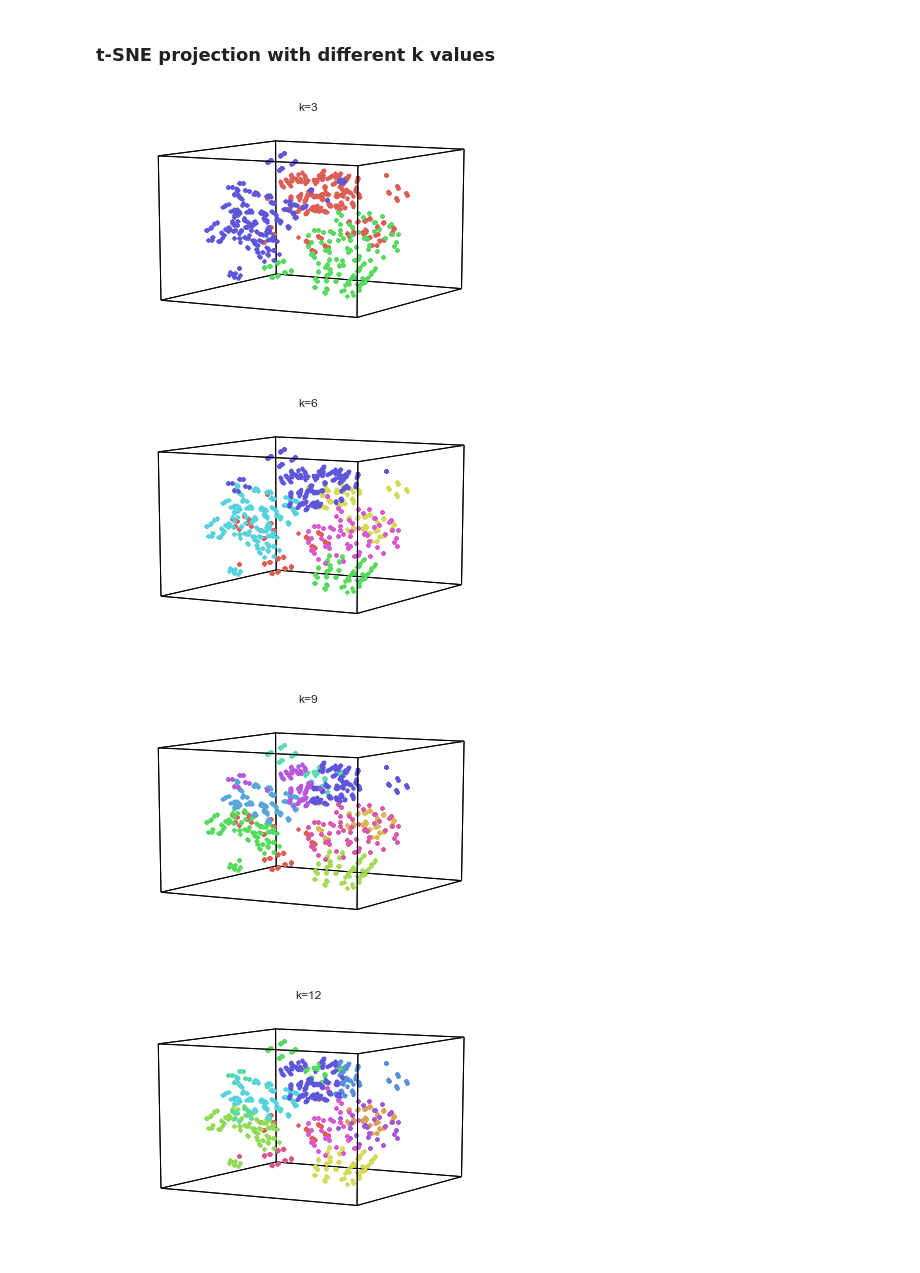
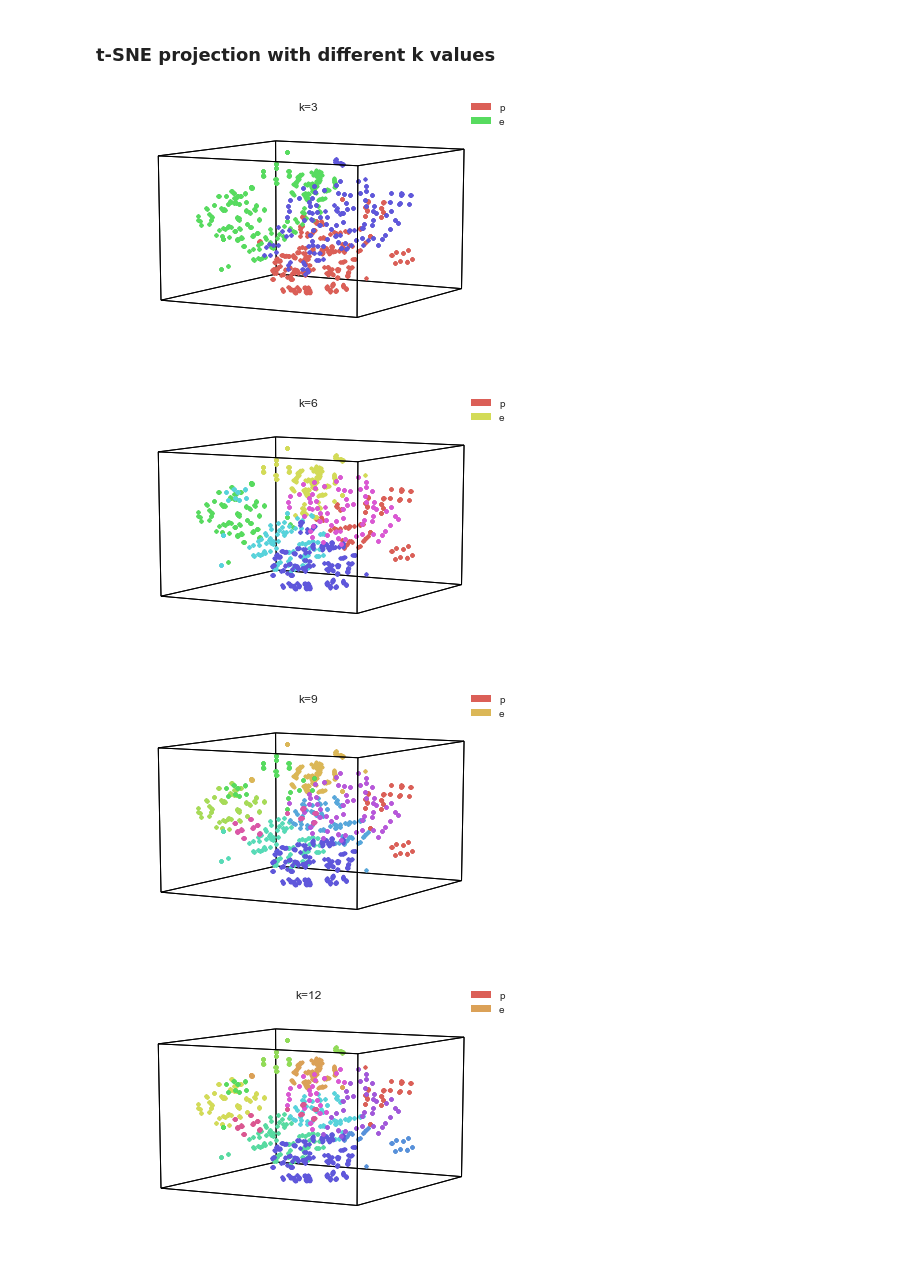
Before and after one commit to ContextLab/hypertools-paper-notebooks, a Jupyter notebook: mushrooms.ipynb, the cells around one changed output. Cells and saved outputs as stored; diff of their text form; code cells hidden in the pictures.

```diff
--- a/mushrooms.ipynb
+++ b/mushrooms.ipynb
@@ -61,5 +61,5 @@ _ = hyp.plot(data, '.', group=cluster_labels, palette="deep")
 # %% [markdown]
 ## ICA
 # %%
-_, _, reduced_data_ICA3, _ = hyp.plot(data, '.', group=class_labels, legend=list(set(class_labels)), model='FastICA',  ndims=3)
+geo_ica = hyp.plot(data, '.', group=class_labels, legend=list(set(class_labels)), reduce='FastICA',  ndims=3)
 # %% [output]
@@ -67,5 +67,5 @@ _, _, reduced_data_ICA3, _ = hyp.plot(data, '.', group=class_labels, legend=list
 # %% [markdown]
 ## t-SNE
 # %%
-_, _, reduced_data_TSNE3, _ = hyp.plot(data, '.', group=class_labels, legend=list(set(class_labels)), model='TSNE', ndims=3)
+geo_tsne = hyp.plot(data, '.', group=class_labels, legend=list(set(class_labels)), reduce='TSNE', ndims=3)
 # %% [output]
@@ -89,7 +84,8 @@ _ = hyp.plot(reduced_data_MDS3,'.', group=cluster_labels, title='MDS')
 # %% [markdown]
 ### PCA projection with different k values
 # %%
+geo = hyp.plot(data, '.', reduce='PCA', title='PCA')
 ks = [3,6,9,12,15]
 for k in ks:
-    hyp.plot(data, '.', n_clusters=k, title='k=' + str(k))
+    geo.plot(n_clusters=k, title='k=' + str(k))
 # %% [output]
@@ -100,0 +100,3 @@ for k in ks:
+# %%
+for k in ks:
+    geo_ica.plot(n_clusters=k, title='k=' + str(k))
@@ -102,9 +110,9 @@ for k in ks:
 ### t-SNE projection with different k values
 # %%
 for k in ks:
-    hyp.plot(reduced_data_TSNE3, '.', n_clusters=k, title='k=' + str(k))
+    geo_tsne.plot(n_clusters=k, title='k=' + str(k))
 # %% [output]
-[figure, old version]
+[figure, new version]
-[figure, old version]
+[figure, new version]
-[figure, old version]
+[figure, new version]
-[figure, old version]
+[figure, new version]
```
Also changed, not shown: parts of 16 cells of this notebook, 3 other files.
